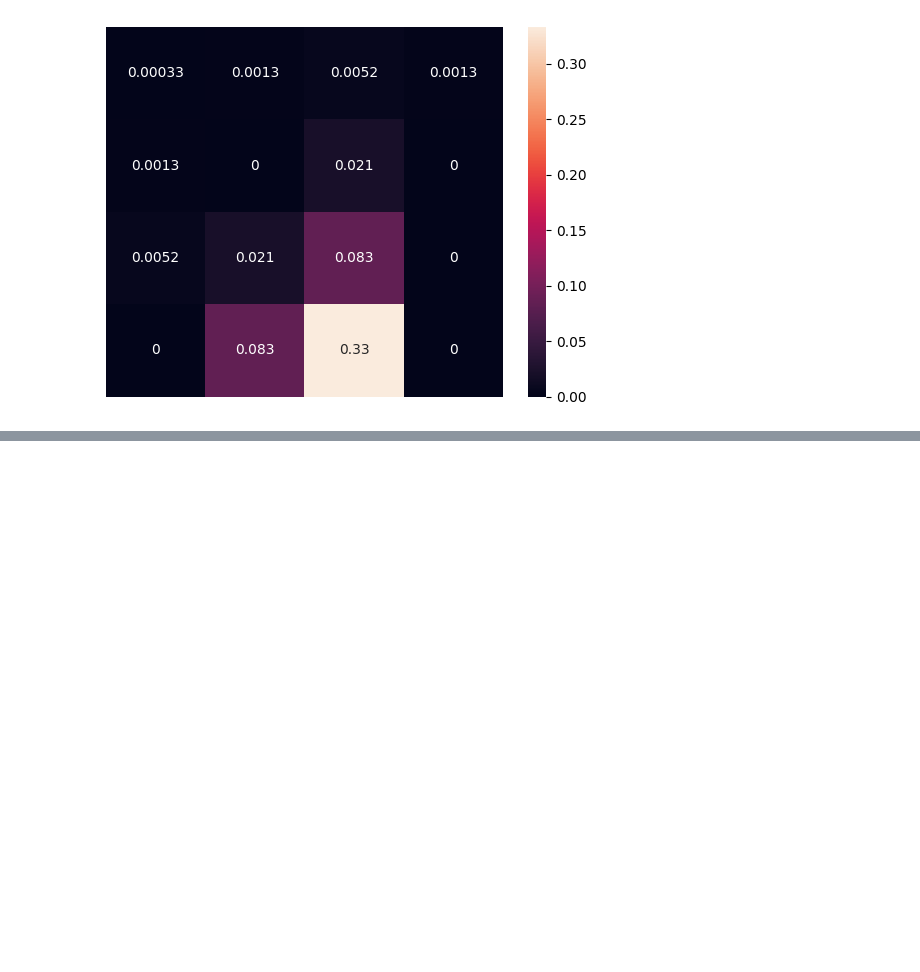
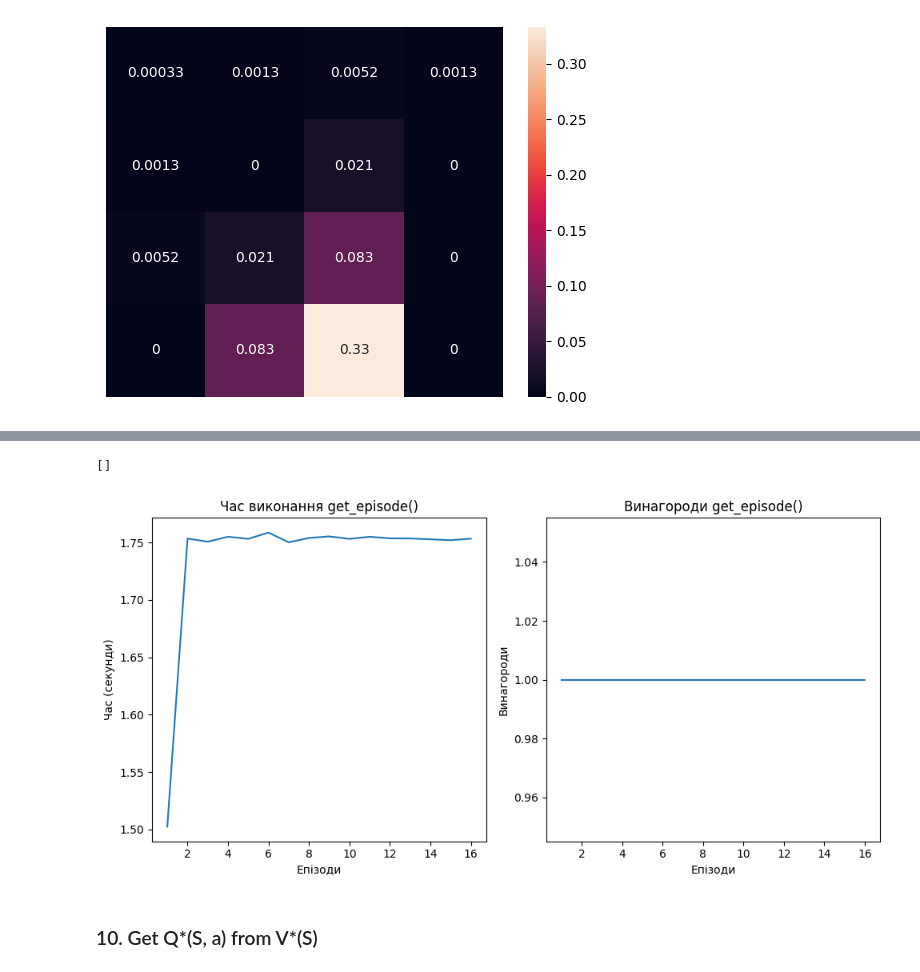
Before and after one commit to AnnaBozhenko/RL, a Jupyter notebook: sandbox.ipynb, the cells around one changed output, grey strips where cells are left out. Saved outputs shown, nothing was run; the diff lists cells and outputs as text; code cells hidden in the pictures; blank space fills up the shorter version.

```diff
--- a/sandbox.ipynb
+++ b/sandbox.ipynb
@@ -349,0 +354,21 @@ if chain[0] != s_t:
+# %%
+def get_concrete_episode(env, optimal_policies):
+    curr_state, _ = env.reset()
+    terminated, truncated = False, False
+
+    # actions of optimal policies map to indices as well
+    optimal_actions = [np.argwhere(policy[s] == max_prob).flatten() # map appropriate actions to its probabilities
+                       for s, max_prob in
+                       enumerate(np.max(optimal_policies, axis=1)) # get maximum action probabilities for each state
+    ]
+
+    # track episode history
+    episode = []
+
+    while not(terminated or truncated):
+        action = get_optimal_action(optimal_actions[curr_state])
+        next_state, reward, terminated, truncated, _ = env.step(action)
+        episode.append((curr_state, action, reward, next_state, terminated, truncated))
+        curr_state = next_state
+
+    return episode
@@ -349,0 +394,29 @@ if chain[0] != s_t:
+# %%
+exec_time_arr = []
+rewards = []
+for _ in range(15):
+    s_time = time.perf_counter()
+    episode = get_concrete_episode(env, policy)
+    total_time = time.perf_counter() - s_time
+
+    rewards.append(sum([step[2] for step in episode]))
+    exec_time_arr.append(total_time)
+# %%
+fig, (ax1, ax2) = plt.subplots(1, 2, figsize=(10, 5))
+ax1.plot(range(1, 17), exec_time_arr)
+ax1.set_title("Час виконання get_episode()") # враховуючи час очікування потоку
+ax1.set_xlabel("Епізоди")
+ax1.set_ylabel("Час (секунди)")
+
+ax2.plot(range(1, 17), rewards)
+ax2.set_title("Винагороди get_episode()")
+ax2.set_xlabel("Епізоди")
+ax2.set_ylabel("Винагороди")
+
+plt.tight_layout()
+plt.plot()
+# %% [output]
+[]
+[figure, added]
+# %% [markdown]
+### 10. Get Q*(S, a) from V*(S)
```
Also changed, not shown: parts of 24 cells of this notebook.
